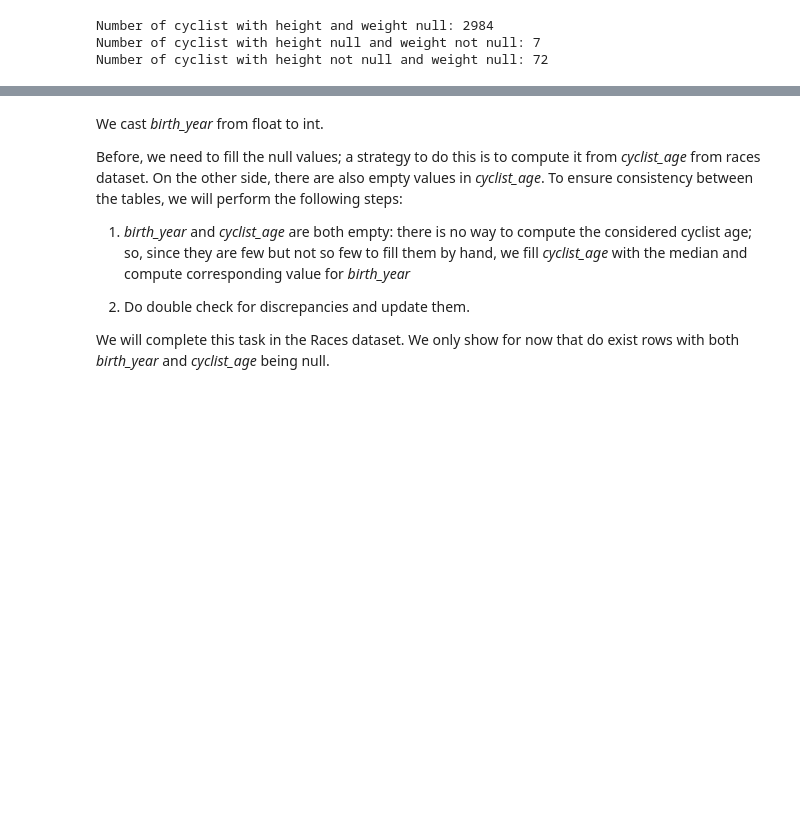
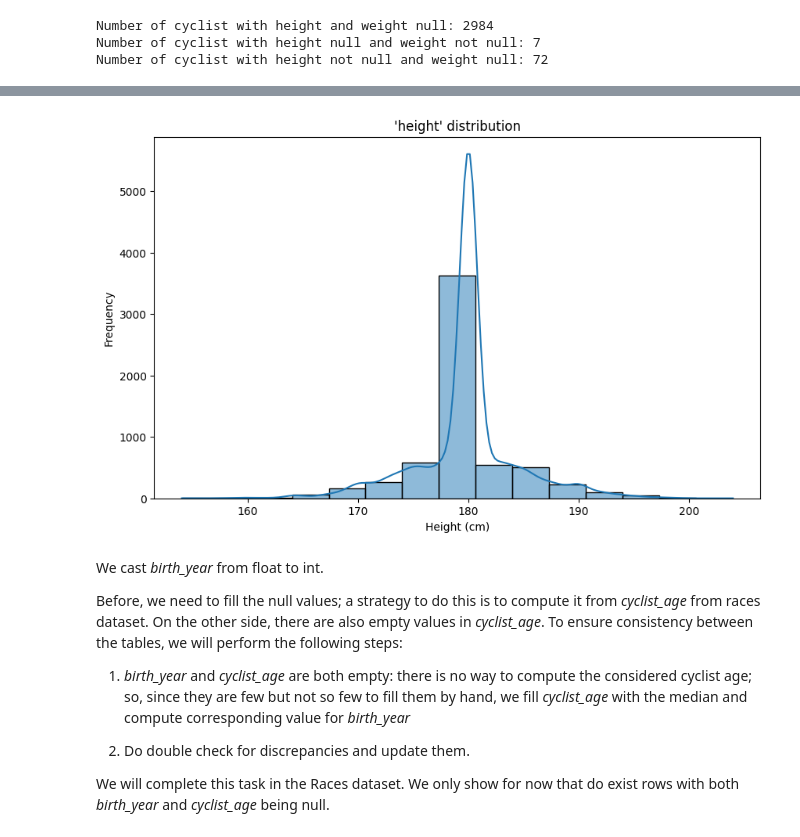
Before and after one commit to leomanne/Data-Mining, a Jupyter notebook: second_task.ipynb, the cells around one changed output, grey strips where cells are left out. Saved outputs shown, nothing was run; the diff lists cells and outputs as text; code cells hidden in the pictures; blank space fills up the shorter version.

```diff
--- a/second_task.ipynb
+++ b/second_task.ipynb
@@ -63,3 +76,12 @@ cyclists.loc[cyclists['_url'] == 'scott-davies', 'nationality'] = 'Great Britain
+# %%
+plt.figure(figsize=(10, 6))
+sns.histplot(cyclists['height'], bins=15, kde=True)
+plt.title('\'height\' distribution')
+plt.xlabel('Height (cm)')
+plt.ylabel('Frequency')
+plt.show()
+# %% [output]
+[figure, added]
 # %% [markdown]
 We cast *birth_year* from float to int.
 
```
Also changed, not shown: parts of 18 cells of this notebook, 1 other file.
